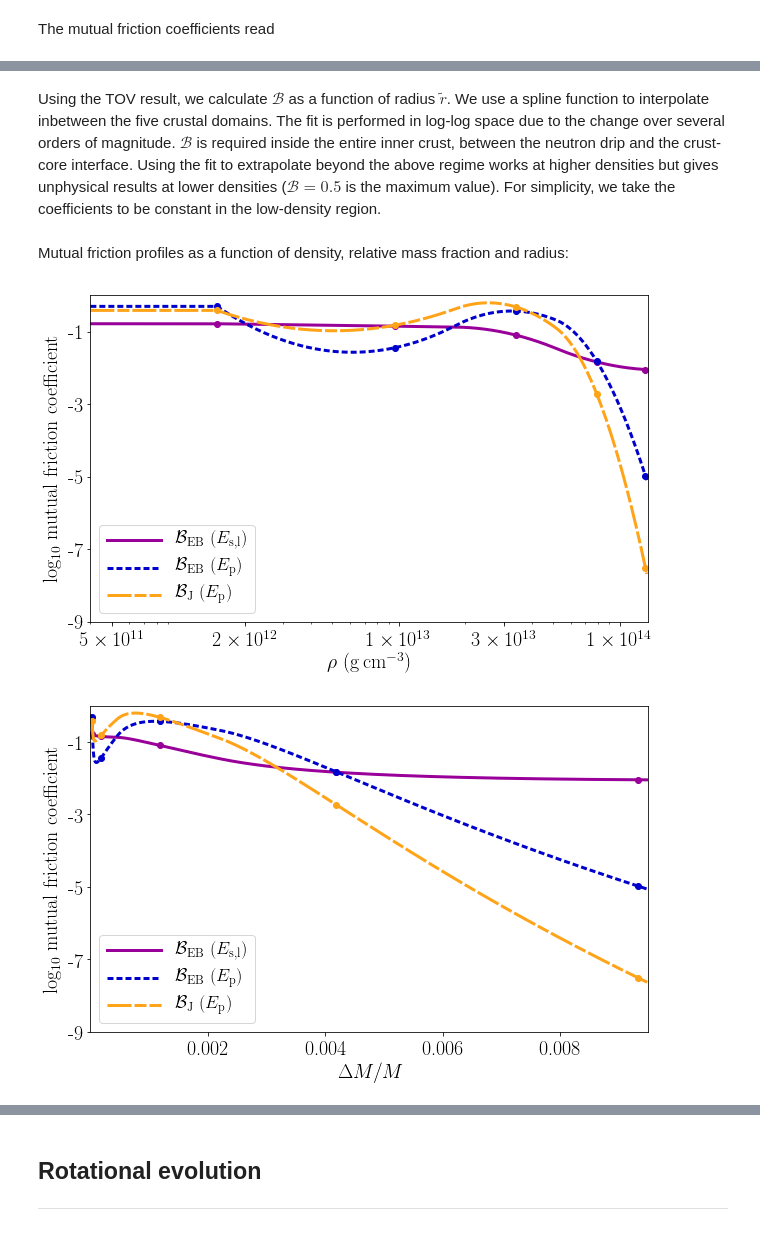
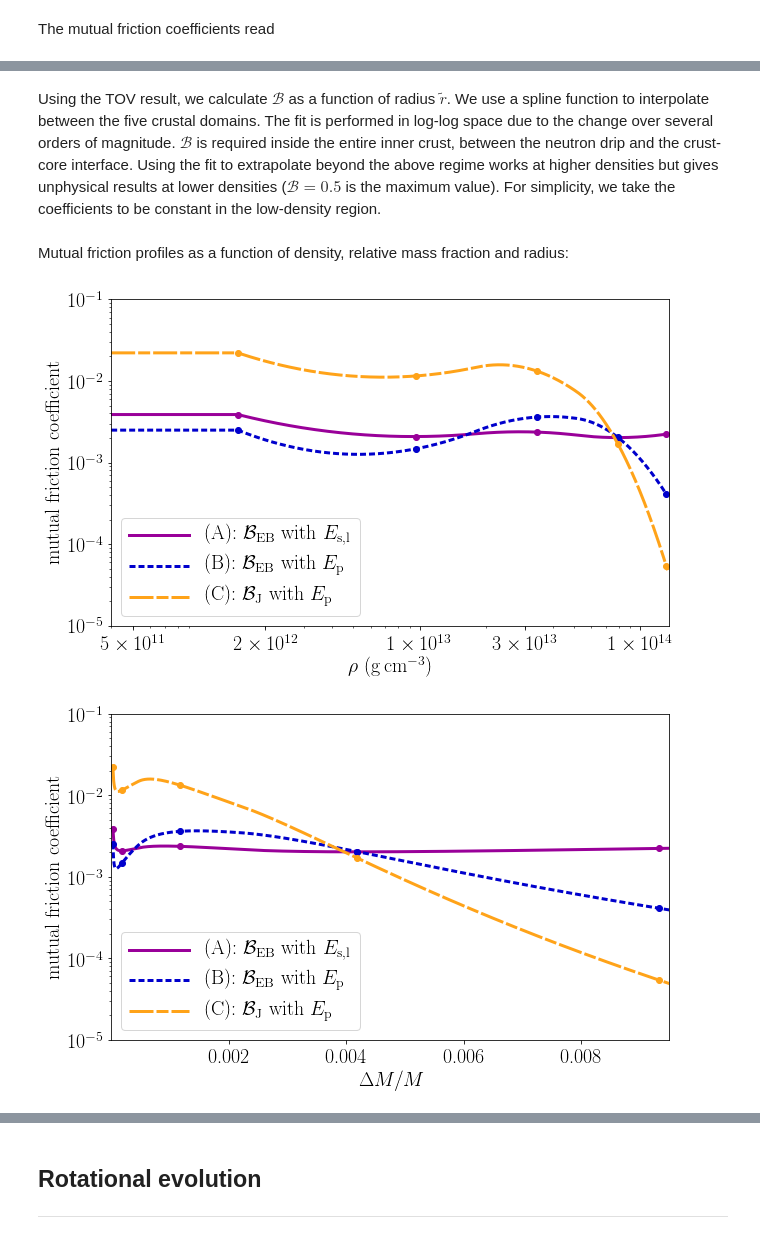
Before and after one commit to vanessagraber/glitchrises, a Jupyter notebook: rapid_crust_coupling.ipynb, the cells around one changed output, grey strips where cells are left out. Saved outputs shown, nothing was run; the diff lists cells and outputs as text; code cells hidden in the pictures.

Commit message:
Adjust the mutual friction coefficients by calculating the relative vortex-nucleus velocity from a mesoscopic force balance

```diff
--- a/rapid_crust_coupling.ipynb
+++ b/rapid_crust_coupling.ipynb
@@ -219,9 +250,9 @@ R_EB_Esl = (1.4*(mu/hbar)**(1/2)*(df_EoS['E_s']**2 + df_EoS['E_s']*df_EoS['E_l']
 # %%
-R_EB_Ep = (1.4*(mu/hbar)**(1/2)*(df_EoS['E_p']*1e6*eV*delta/(m*df_EoS['n_s']*fm**(-3)*kappa))**2 *
-           delta_v**(-3/2)*df_EoS['n_l [$10^{-6}$]'] * 1e-6*fm**(-3)*df_EoS['R_N']**(-1/2)*fm**(-1/2))
+R_B = 2.8*(mu/hbar)**(1/2)*(abs(df_EoS['E_p'])*1e6*eV*delta/(m*df_EoS['n_s']*fm**(-3)*kappa))**0.5*\
+df_EoS['R_N']*fm/(df_EoS['a']**(3/2)*fm**(3/2))
 # %%
-R_J = (1/(2*pi**(1/2))*(mu/hbar)**(1/2)*(df_EoS['E_p']*1e6*eV*delta/(m*df_EoS['n_s']*fm**(-3)*kappa))**2 *
-       delta_v**(-3/2)*1/(df_EoS['a']*fm*df_EoS[r'$\xi$']**(5/2)*fm**(5/2)))
+R_C = 1/(2*pi**(1/2))*(mu/hbar)**(1/2)*(abs(df_EoS['E_p'])*1e6*eV*delta/(m*df_EoS['n_s']*fm**(-3)*kappa))**0.5*\
+(df_EoS['a']*fm)**0.5/(df_EoS[r'$\xi$']*fm)
 # %% [markdown]
 Fiducial microscopic parameters for domain III give
 # %%
@@ -239,10 +276,14 @@ print(np.round(R_J_estimate, 1))
 # %% [markdown]
 The mutual friction coefficients read
+# %%
+label = [r'$\rho$', r'(A): $\mathcal{B}_{\rm EB}$ with $E_{\rm s,l}$',
+         r'(B): $\mathcal{B}_{\rm EB}$ with $E_{\rm p}$', r'(C): $\mathcal{B}_{\rm J}$ with $E_{\rm p}$']
+df_mf = pd.DataFrame(columns=label)
 # %%
 df_mf[label[0]] = df_EoS[r'$\rho$ [$10^{12}$]']*1e12
-df_mf[label[1]] = R_EB_Esl/(1 + R_EB_Esl**2)
-df_mf[label[2]] = R_EB_Ep/(1 + R_EB_Ep**2)
-df_mf[label[3]] = R_J/(1 + R_J**2)
+df_mf[label[1]] = R_A/(1 + R_A**2)
+df_mf[label[2]] = R_B/(1 + R_B**2)
+df_mf[label[3]] = R_C/(1 + R_C**2)
 # %%
 df_mf
 # %% [output]
@@ -255,5 +296,5 @@ df_mf
 # %% [markdown]
-Using the TOV result, we calculate $\mathcal{B}$ as a function of radius $\tilde{r}$. We use a spline function to interpolate inbetween the five crustal domains. The fit is performed in log-log space due to the change over several orders of magnitude. $\mathcal{B}$ is required inside the entire inner crust, between the neutron drip and the crust-core interface. Using the fit to extrapolate beyond the above regime works at higher densities but gives  unphysical results at lower densities ($\mathcal{B} = 0.5$ is the maximum value). For simplicity, we take the coefficients to be constant in the low-density region.
+Using the TOV result, we calculate $\mathcal{B}$ as a function of radius $\tilde{r}$. We use a spline function to interpolate between the five crustal domains. The fit is performed in log-log space due to the change over several orders of magnitude. $\mathcal{B}$ is required inside the entire inner crust, between the neutron drip and the crust-core interface. Using the fit to extrapolate beyond the above regime works at higher densities but gives  unphysical results at lower densities ($\mathcal{B} = 0.5$ is the maximum value). For simplicity, we take the coefficients to be constant in the low-density region.
 # %%
 def fit_radius_drag(r, label_index, rho_b):
     """fit for the mutual friction coefficient as a function of radius, while extrapolating the interpolation
@@ -279,29 +320,27 @@ linestyle = [[], [2, 1], [8, 1, 4, 1]]
 # %%
 fig = plt.figure()
 fig.set_size_inches(10, 6)
 mpl.rcParams.update({'font.size': 20})
 
 for i in range(1, 4):
     plt.loglog(df_mf[label[0]].values, df_mf[label[i]].values, '.', color=colors[i-1], ms=12)
     plt.loglog(df_mf_fit[label[0]].values, df_mf_fit[label[i]].values, '-', linewidth='3', color=colors[i-1],
                label=label[i], dashes=linestyle[i-1])
 
 plt.xlim(4e11, 1.35e14)
-plt.ylim(1e-9, 1e-0)
+plt.ylim(1e-5, 1e-1)
 plt.xlabel(r'$\rho$ (g$\,$cm$^{-3}$)')
-plt.ylabel(r'log$_{10}$ mutual friction coefficient')
+plt.ylabel(r'mutual friction coefficient')
 ax = fig.get_axes()[0]
 ax.set_xticks(np.array([5e11, 2e12, 1e13, 3e13, 1e14]))
 ax.set_xticklabels([r'$5 \times 10^{11}$', r'$2 \times 10^{12}$',
                     r'$1 \times 10^{13}$', r'$3 \times 10^{13}$', r'$1 \times 10^{14}$'])
-ax.set_yticks(np.logspace(-9, -1, 5))
-ax.set_yticklabels(np.arange(-9, 0, 2))
 
-plt.legend(loc=3, handlelength=3, fontsize=18)
+plt.legend(loc=3, handlelength=3, fontsize=20)
 
 plt.show()
 # %% [output]
-[figure, old version]
+[figure, new version]
 # %%
 fig = plt.figure()
 fig.set_size_inches(10, 6)
@@ -313,20 +352,18 @@ for i in range(1, 4):
                  color=colors[i-1], label=label[i], dashes=linestyle[i-1])
 
 plt.xlim(0.0, 0.0095)
-plt.ylim(1e-9, 1e-0)
-plt.ylabel(r'log$_{10}$ mutual friction coefficient')
+plt.ylim(1e-5, 1e-1)
+plt.ylabel(r'mutual friction coefficient')
 plt.xlabel(r'$\Delta M / M$')
 ax = fig.get_axes()[0]
 ax.set_xticks(np.arange(0.002, 0.009, 0.002))
 ax.set_xticklabels(np.round(np.arange(0.002, 0.009, 0.002), 3))
-ax.set_yticks(np.logspace(-9, -1, 5))
-ax.set_yticklabels(np.arange(-9, 0, 2))
 
-plt.legend(loc=3, handlelength=3, fontsize=18)
+plt.legend(loc=3, handlelength=3, fontsize=20)
 
 plt.show()
 # %% [output]
-[figure, old version]
+[figure, new version]
 # %%
 fig = plt.figure()
 fig.set_size_inches(10, 6)
```
Also changed, not shown: parts of 69 cells of this notebook.
